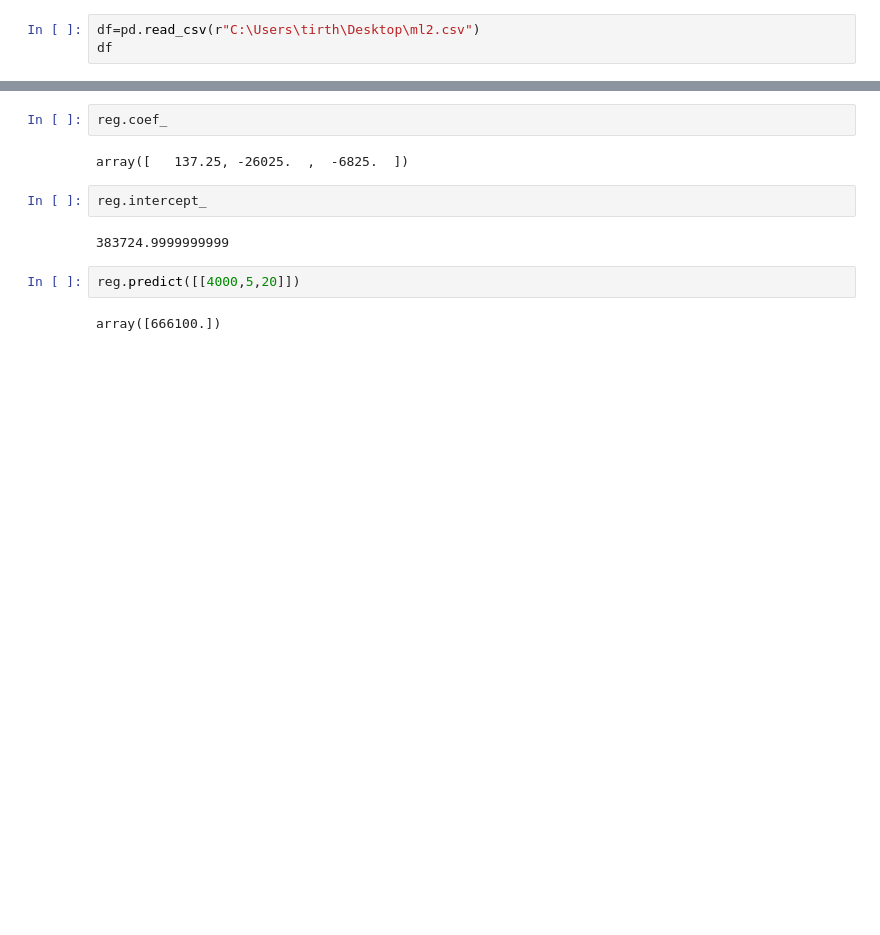
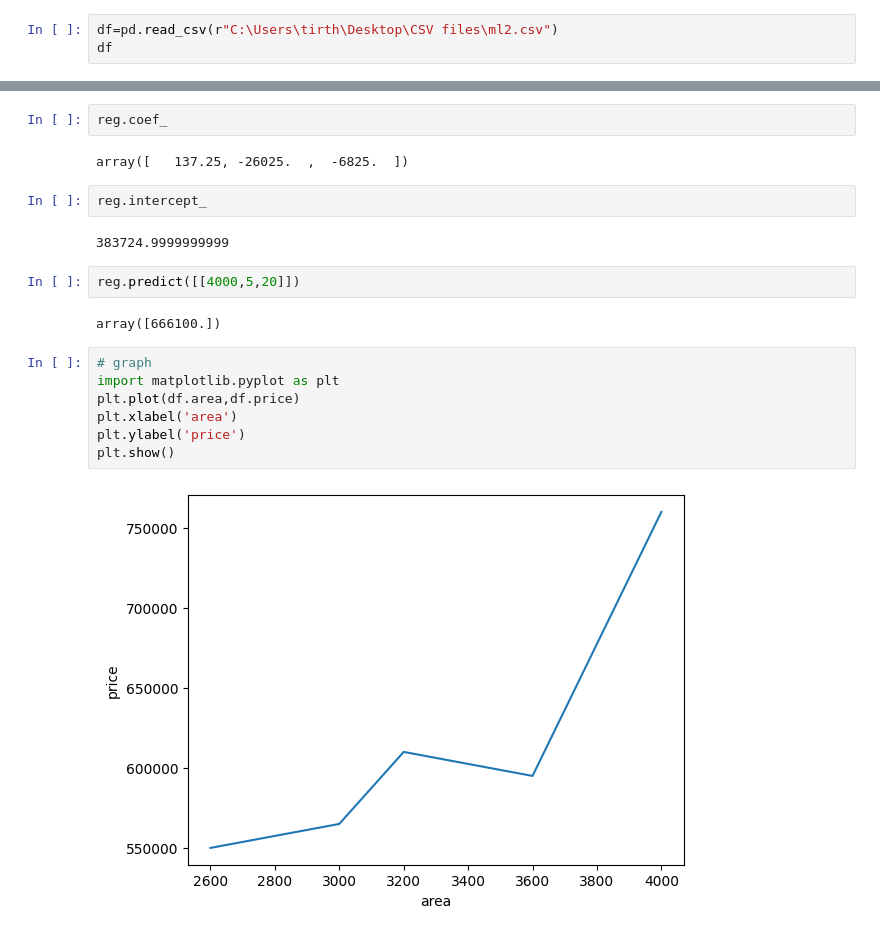
Before and after one commit to tirth12345/House_Price-Prediction, a Jupyter notebook: ml_2.ipynb, the cells around one changed output, grey strips where cells are left out. Drawn from its saved outputs; the diff is of its cells as text; blank space fills up the shorter version.

```diff
--- a/ml_2.ipynb
+++ b/ml_2.ipynb
@@ -3,7 +3,7 @@ import pandas as pd
 import numpy as np
 from sklearn import linear_model
 # %%
-df=pd.read_csv(r"C:\Users\tirth\Desktop\ml2.csv")
+df=pd.read_csv(r"C:\Users\tirth\Desktop\CSV files\ml2.csv")
 df
 # %% [output]
 |  | area | bedrooms | age | price |
@@ -45,3 +46,12 @@ reg.intercept_
 reg.predict([[4000,5,20]])
 # %% [output]
 array([666100.])
+# %%
+# graph
+import matplotlib.pyplot as plt
+plt.plot(df.area,df.price)
+plt.xlabel('area')
+plt.ylabel('price')
+plt.show()
+# %% [output]
+[figure, added]
```
Also changed, not shown: parts of 3 cells of this notebook.
